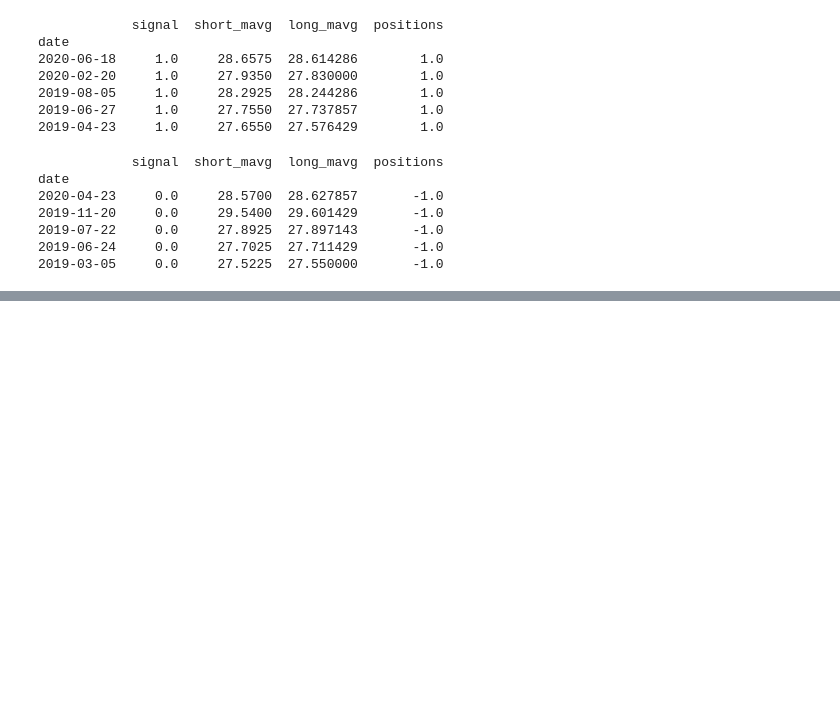
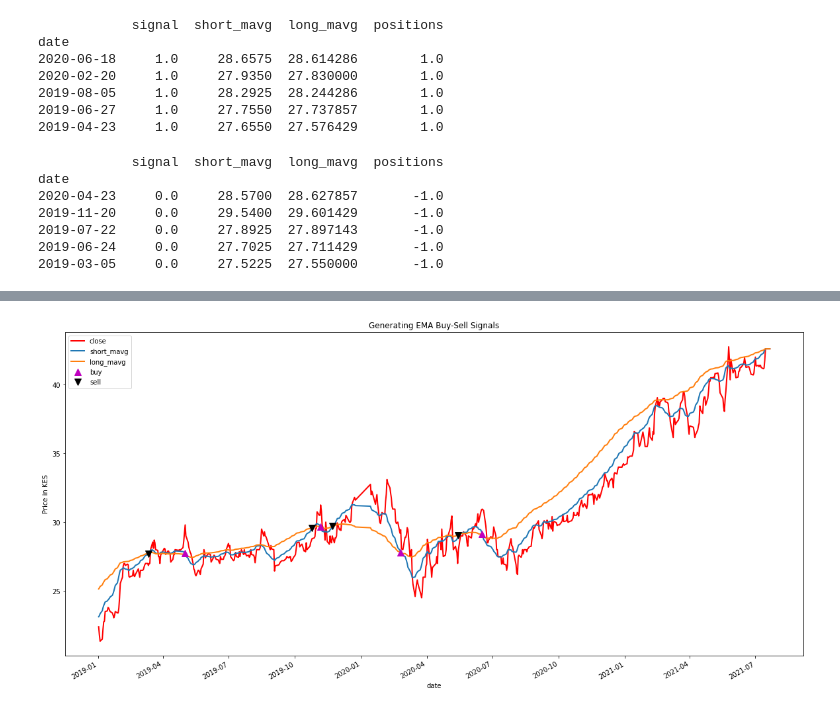
Before and after one commit to wambuimungai/aginic_code_review, a Jupyter notebook: SM_data_exploration_viz_scom.ipynb, the cells around one changed output, grey strips where cells are left out. Saved outputs shown, nothing was run; the diff lists cells and outputs as text; code cells hidden in the pictures; blank space fills up the shorter version.

```diff
--- a/SM_data_exploration_viz_scom.ipynb
+++ b/SM_data_exploration_viz_scom.ipynb
@@ -278,0 +327,32 @@ plt.show()
+# %%
+# Initialize the plot figure
+fig = plt.figure(figsize=(20,10))
+
+# Add a subplot and label for y-axis
+ax1 = fig.add_subplot(111,  ylabel='Price in KES')
+
+# Plot the closing price
+df['close'].plot(ax=ax1, lw=2., color='r')
+
+# Plot the short and long moving averages
+esignals[['short_mavg', 'long_mavg']].plot(ax=ax1, lw=2.)
+
+# Plot the buy signals
+ax1.plot(esignals.loc[esignals.positions == 1.0].index,
+         esignals.short_mavg[esignals.positions == 1.0],
+         '^', markersize=10, color='m', label= "buy")
+
+# Plot the sell signals
+ax1.plot(esignals.loc[esignals.positions == -1.0].index,
+         esignals.short_mavg[esignals.positions == -1.0],
+         'v', markersize=10,
+         color='k', label = "sell")
+
+#Add chart title
+plt.title("Generating EMA Buy-Sell Signals")
+# Show the legend
+plt.legend()
+# Show the plot
+plt.show()
+# %% [output]
+[figure, added]
```
Also changed, not shown: parts of 5 cells of this notebook, 2 other files.
